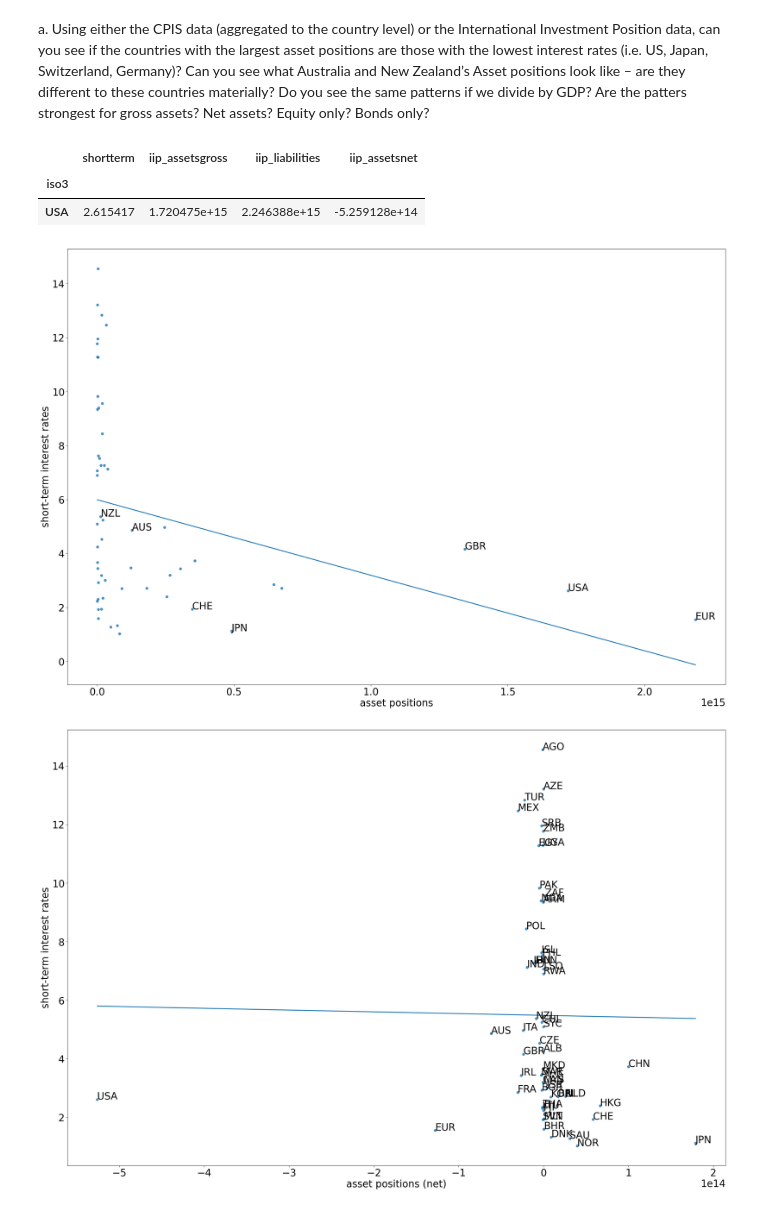
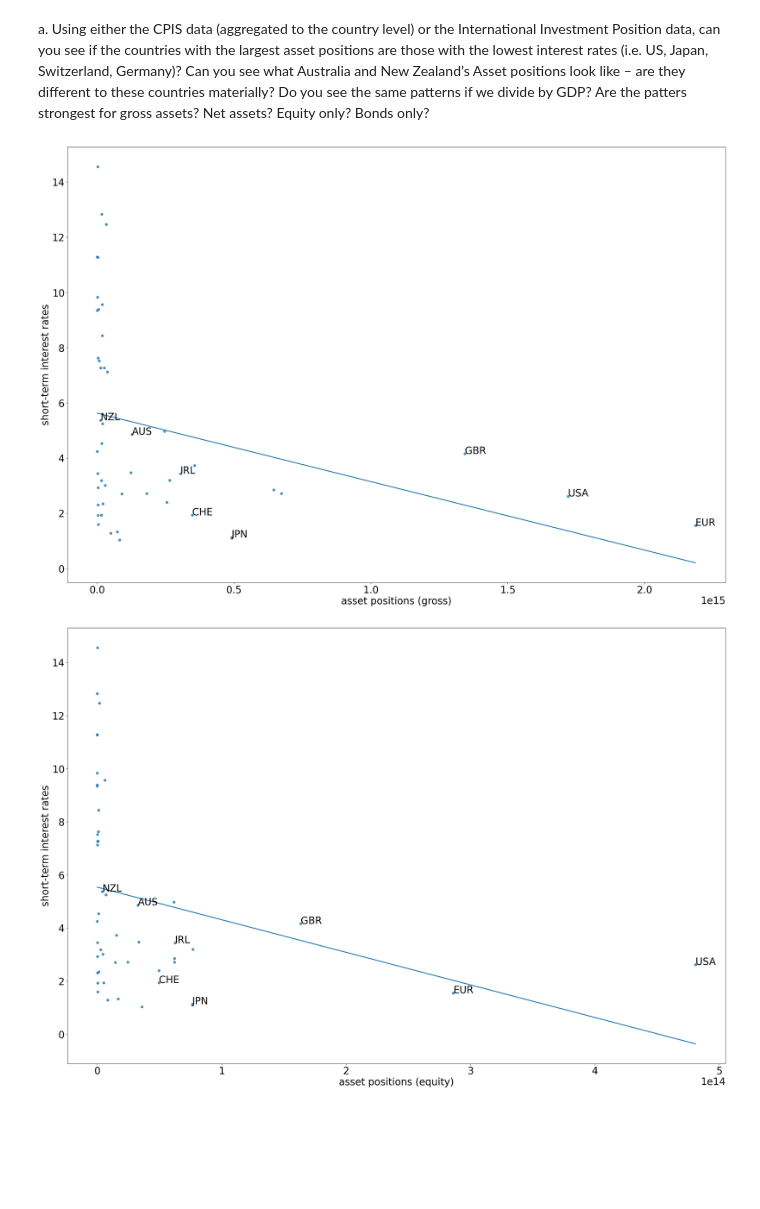
Before and after one commit to emilyfu1/riskoff, a Jupyter notebook: lookatdata.ipynb, the cells around one changed output. Drawn from its saved outputs; the diff is of its cells as text; code cells hidden in the pictures; blank space fills up the shorter version.

Commit message:
add some more plots

```diff
--- a/lookatdata.ipynb
+++ b/lookatdata.ipynb
@@ -46,29 +69,30 @@ iip_long['value'] = pd.to_numeric(iip_long['value'])
 # %% [markdown]
 a.	Using either the CPIS data (aggregated to the country level) or the International Investment Position data, can you see if the countries with the largest asset positions are those with the lowest interest rates (i.e. US, Japan, Switzerland, Germany)? Can you see what Australia and New Zealand’s Asset positions look like – are they different to these countries materially? Do you see the same patterns if we divide by GDP? Are the patters strongest for gross assets? Net assets? Equity only? Bonds only?
 # %%
-# find the asset positions series, get value by country (sum or average?),
-# take portfoliodata short term interest rates, get value by country (average)
-# merge by country
+# merging everything
 
-interestrates = portfoliodata[(portfoliodata['Date'] >= dt.datetime(1990,1,31)) & (portfoliodata['Date'] <= dt.datetime(2023,4,30))][['iso3', 'shortterm']].groupby('iso3').mean(numeric_only=False)
+stuff = portfoliodata[(portfoliodata['Date'] >= dt.datetime(1990,1,31)) & (portfoliodata['Date'] <= dt.datetime(2023,4,30))][['iso3', 'gdp', 'shortterm']].groupby('iso3').mean(numeric_only=False)
 
 assetsgross = iip_long[(iip_long['Indicator Code'] == 'IA_BP6_USD') & (iip_long['value'].notnull())][['iso3', 'value']].groupby('iso3').sum(numeric_only=False)
-
 liabilities = iip_long[(iip_long['Indicator Code'] == 'IL_BP6_USD') & (iip_long['value'].notnull())][['iso3', 'value']].groupby('iso3').sum(numeric_only=False)
 
-item_a = pd.merge(left=interestrates, right=assetsgross, how='inner', on='iso3').dropna()
+assetsgross_equities = iip_long[(iip_long['Indicator Code'] == 'IAPE_BP6_USD') & (iip_long['value'].notnull())][['iso3', 'value']].groupby('iso3').sum(numeric_only=False)
+assetsgross_securities = iip_long[(iip_long['Indicator Code'] == 'IAPD_BP6_USD') & (iip_long['value'].notnull())][['iso3', 'value']].groupby('iso3').sum(numeric_only=False)
+
+item_a = pd.merge(left=stuff, right=assetsgross, how='inner', on='iso3').dropna()
 item_a.rename(columns={'value': 'iip_assetsgross'}, inplace=True)
-
 item_a = pd.merge(left=item_a, right=liabilities, how='inner', on='iso3').dropna()
 item_a.rename(columns={'value': 'iip_liabilities'}, inplace=True)
+item_a = pd.merge(left=item_a, right=assetsgross_equities, how='inner', on='iso3').dropna()
+item_a.rename(columns={'value': 'iip_assetsgross_equities'}, inplace=True)
+item_a = pd.merge(left=item_a, right=assetsgross_securities, how='inner', on='iso3').dropna()
+item_a.rename(columns={'value': 'iip_assetsgross_securities'}, inplace=True)
 
 item_a['iip_assetsnet'] = item_a['iip_assetsgross'] - item_a['iip_liabilities']
+
+item_a['iip_assetsgross/gdp'] = item_a['iip_assetsgross']/item_a['gdp']
+item_a['iip_assetsgross_equities/gdp'] = item_a['iip_assetsgross_equities']/item_a['gdp']
+item_a['iip_assetsgross_securities/gdp'] = item_a['iip_assetsgross_securities']/item_a['gdp']
-# %%
-item_a[item_a.index == 'USA']
-# %% [output]
-|  | shortterm | iip_assetsgross | iip_liabilities | iip_assetsnet |
-| iso3 |  |  |  |  |
-| USA | 2.615417 | 1.720475e+15 | 2.246388e+15 | -5.259128e+14 |
 # %%
 # small scatterplot (gross asset position)
 
@@ -84,25 +108,26 @@ ax.set_ylabel('short-term interest rates')
 
 # annotate points in axis
 for idx, row in item_a.iterrows():
-    if idx in ['USA', 'GBR', 'JPN', 'EUR', 'CHE', 'AUS', 'NZL']:
+    if idx in ['USA', 'GBR', 'JPN', 'EUR', 'IRL', 'CHE', 'AUS', 'NZL']:
         ax.annotate(idx, (row['iip_assetsgross'], row['shortterm']) )
 # %% [output]
-[figure, old version]
+[figure, new version]
 # %%
-# small scatterplot (net asset position)
+# small scatterplot (equity holdings)
 
 plt.rcParams.update({'font.size': 25})
 
 # open figure + axis
 fig = plt.subplots(figsize=(30,20))
 # plot
-ax = sns.regplot(x=item_a['iip_assetsnet'],y=item_a['shortterm'],ci=None)
+ax = sns.regplot(x=item_a['iip_assetsgross_equities'],y=item_a['shortterm'],ci=None)
 # set labels
-ax.set_xlabel('asset positions (net)')
+ax.set_xlabel('asset positions (equity)')
 ax.set_ylabel('short-term interest rates')
 
 # annotate points in axis
 for idx, row in item_a.iterrows():
-    ax.annotate(idx, (row['iip_assetsnet'], row['shortterm']) )
+    if idx in ['USA', 'GBR', 'JPN', 'EUR', 'IRL', 'CHE', 'AUS', 'NZL']:
+        ax.annotate(idx, (row['iip_assetsgross_equities'], row['shortterm']) )
 # %% [output]
-[figure, old version]
+[figure, new version]
```
Also changed, not shown: parts of 7 cells of this notebook.
